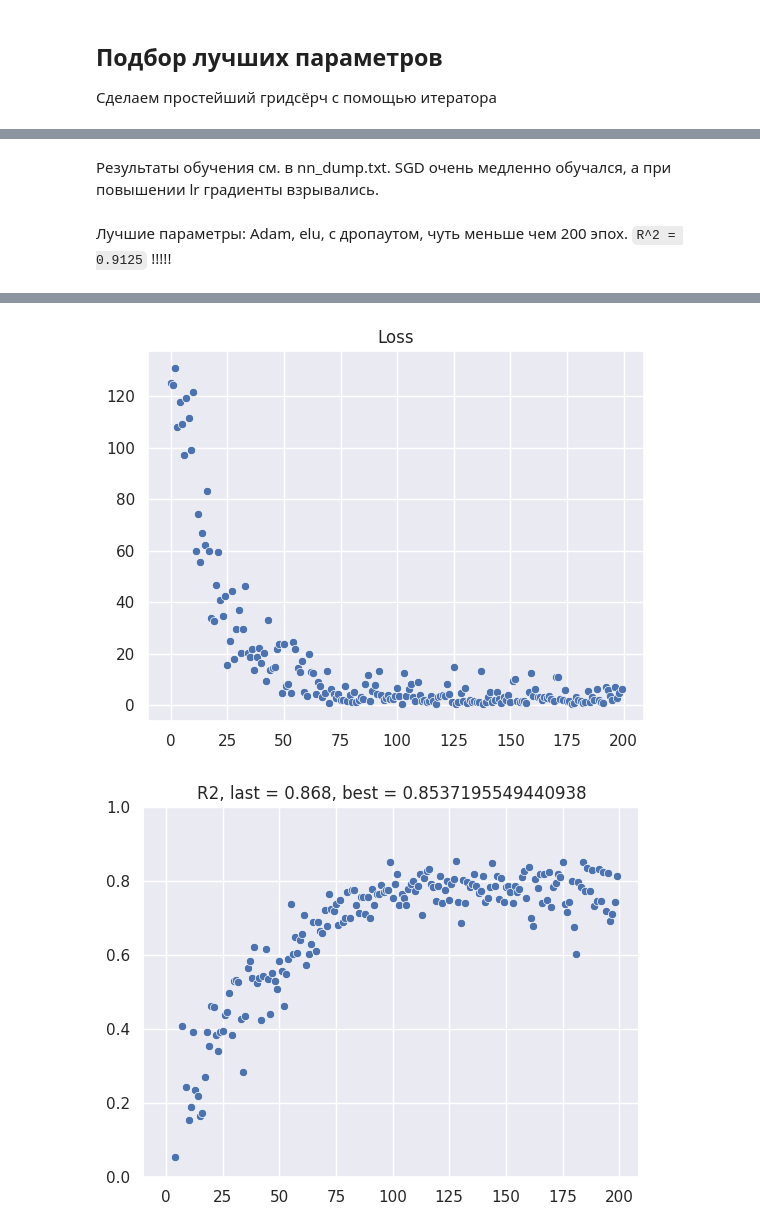
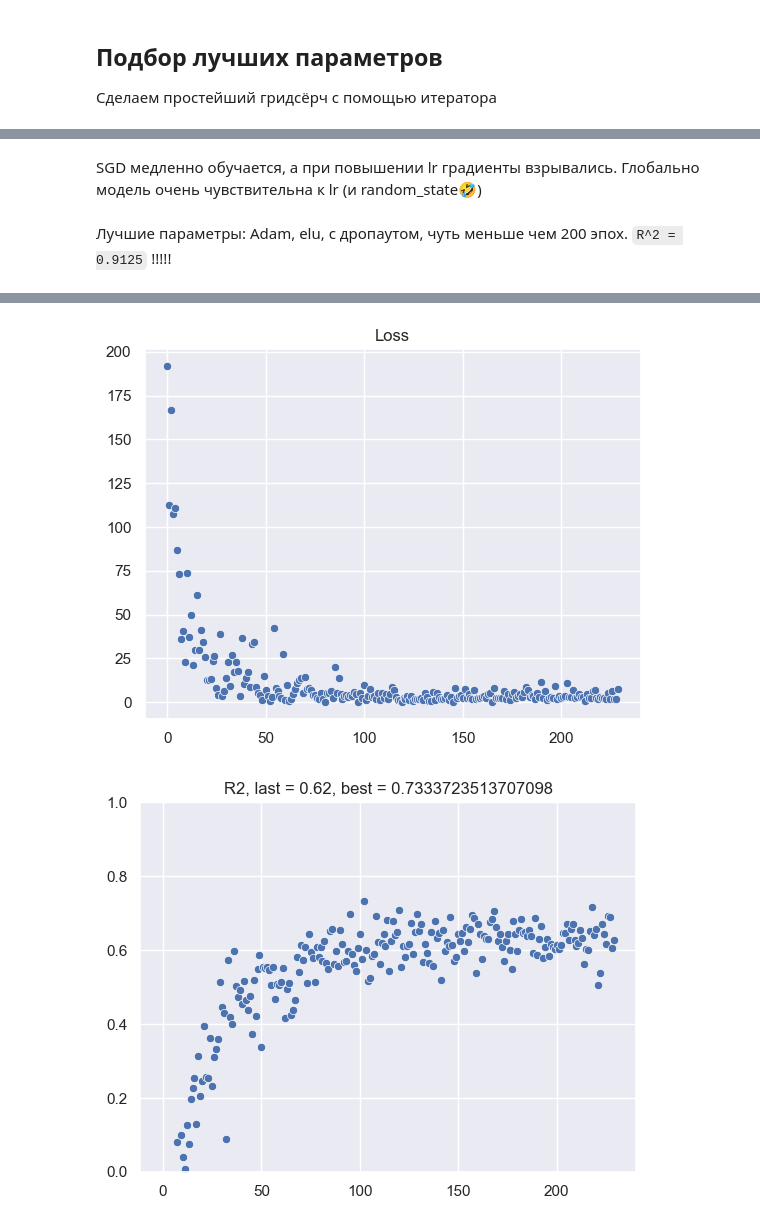
Before and after one commit to vahahahart/hackathon_team_3, a Jupyter notebook: main.ipynb, the cells around one changed output, grey strips where cells are left out. Cells and saved outputs as stored; diff of their text form; code cells hidden in the pictures.

````diff
--- a/main.ipynb
+++ b/main.ipynb
@@ -1129,8 +1125,8 @@ R2 score on unseen data: 0.852
 # %% [markdown]
 Смотрим на лучшие наборы параметров. Первый элемент списка - для кодирования one-hot, второй - для кат. фичей номерами.
 # %%
-pickle.dump(best_models, open('best_models.pkl', 'wb'))
-best_models = pickle.load(open('best_models.pkl', 'rb'))
+# pickle.dump(best_models, open('best_models.pkl', 'wb'))
+# best_models = pickle.load(open('best_models.pkl', 'rb'))
 best_models
 # %% [output]
 {'onehot_final': [<catboost.core.CatBoostRegressor at 0x...>,
@@ -1314,8 +1309,8 @@ class DenseNN(nn.Module):
 Лосс - MSE как стандарт для регрессии, оптимизация Adam либо SGD
 # %%
 def test_model(loss_fn_name=nn.MSELoss,
-               optimizer_lr=(torch.optim.Adam, 2.5e-4),
-               n_epochs=100,
+               optimizer_lr=(torch.optim.Adam, 1.25e-4),
+               n_epochs=200,
                batch_size=6,
                activation_name=F.relu,
                do_dropout=False,
@@ -1464,11 +1459,11 @@ KeyboardInterrupt:
-# %% [markdown]
-Результаты обучения см. в nn_dump.txt. SGD очень медленно обучался, а при повышении lr градиенты взрывались.
+# %% [markdown]
+SGD медленно обучается, а при повышении lr градиенты взрывались. Глобально модель очень чувствительна к lr (и random_state🤣)
 # %% [markdown]
 Лучшие параметры:
 Adam, elu, с дропаутом, чуть меньше чем 200 эпох. ```R^2 = 0.9125``` !!!!!
 # %%
-model, history_loss, history_r2 = test_model(optimizer_lr=(torch.optim.Adam, 2.5e-4),
-                                                 n_epochs=200,
+model, history_loss, history_r2 = test_model(optimizer_lr=(torch.optim.Adam, 1.2e-4),
+                                                 n_epochs=230,
                                                  activation_name=F.elu,
                                                  do_dropout=True,
                                                  verbose=True)
@@ -1501,2 +1496,2 @@ Finished epoch 200/200, latest loss 6.390, R^2 on test 0.814
-[figure, old version]
+[figure, new version]
-[figure, old version]
+[figure, new version]
````
Also changed, not shown: parts of 14 cells of this notebook, 1 other file.
